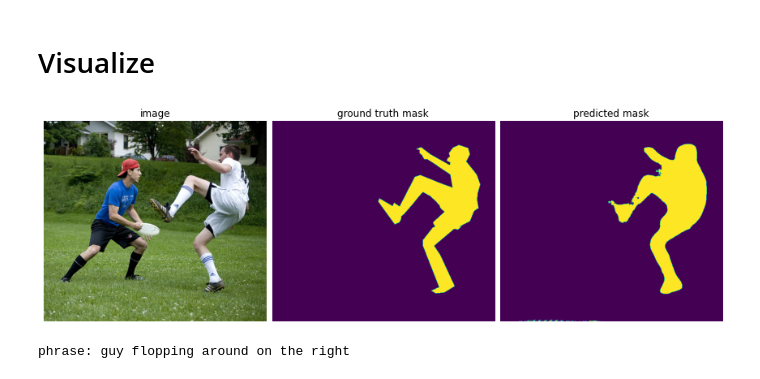
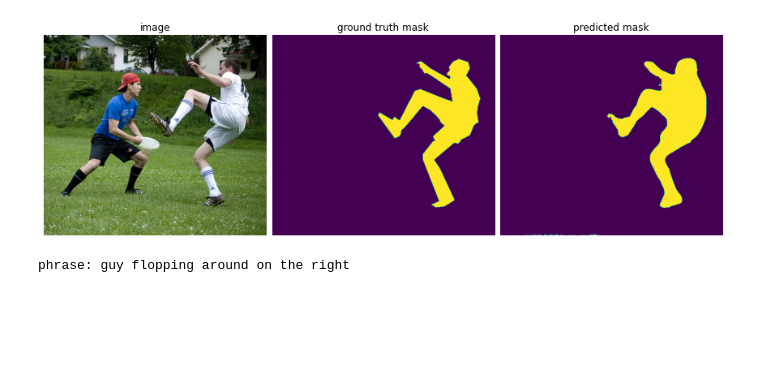
Before and after one commit to ilkerkesen/bvpr, a Jupyter notebook: notebook/demo.ipynb, the cells around one changed output. Saved outputs shown, nothing was run; the diff lists cells and outputs as text; code cells hidden in the pictures; blank space fills up the shorter version.

```diff
--- a/notebook/demo.ipynb
+++ b/notebook/demo.ipynb
@@ -73,24 +0,0 @@ predicted = predicted[:h, :w].float().detach().cpu()
-# %% [markdown]
-# Visualize
-# %%
-%matplotlib inline
-scale = 5.
-fig = plt.figure(figsize=(3 * scale, scale))
-grid = ImageGrid(
-    fig, 111, nrows_ncols=(1,3), axes_pad=0.1)
-
-images = [
-    ("image", image[0]),
-    ("ground truth mask", gold),
-    ("predicted mask", predicted),
-]
-
-for ax, (title, im) in zip(grid, images):
-    ax.axis('off')
-    ax.set_title(title)
-    ax.imshow(im)
-plt.show()
-print(f"phrase: {phrase}")
-# %% [output]
-[figure, removed]
-phrase: guy flopping around on the right
@@ -96,0 +3,22 @@ phrase: guy flopping around on the right
+# %%
+DATASET = "unc"
+DATA_PATH = "~/data/refexp/data"
+CHECKPOINT_PATH = "~/model.ckpt"
+DEVICE = "cuda:0"
+THRESHOLD = 0.40
+
+demo = Demo(
+    checkpoint_path=CHECKPOINT_PATH,
+    threshold=THRESHOLD,
+    data_path=DATA_PATH,
+    dataset=DATASET,
+    device=DEVICE
+)
+# %%
+EXAMPLE_ID = 0
+PHRASE = None
+
+demo.visualize(example_id=EXAMPLE_ID, custom_phrase=PHRASE)
+# %% [output]
+[figure, added]
+phrase: guy flopping around on the right
```
Also changed, not shown: parts of 8 cells of this notebook, 2 other files.
